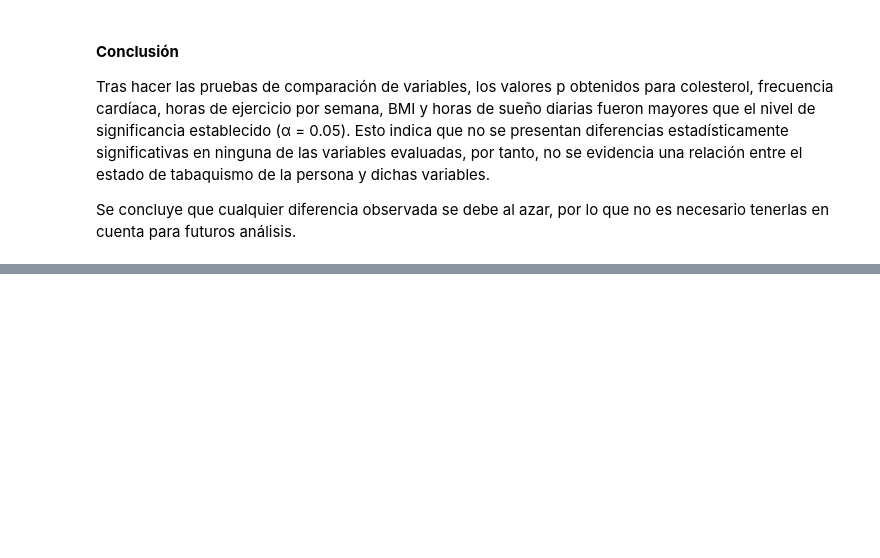
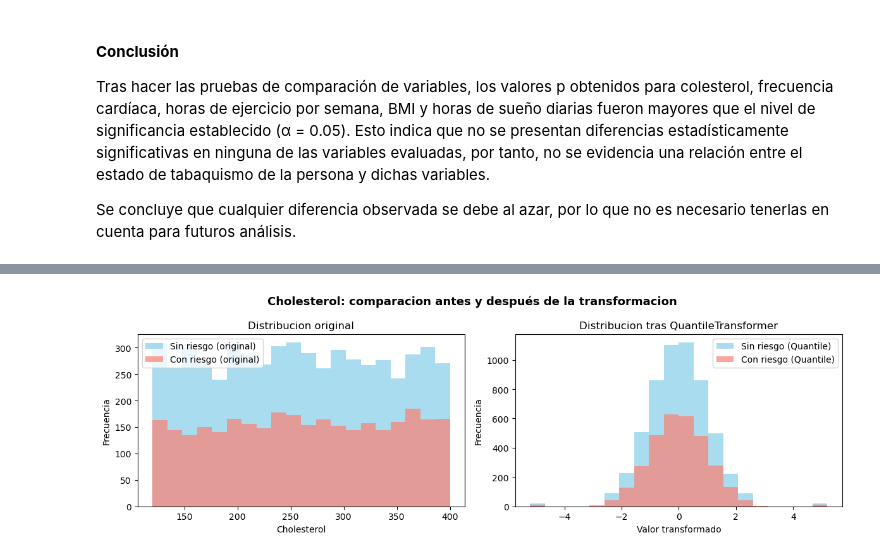
Before and after one commit to danieladonado/Estad-stica_proyecto, a Jupyter notebook: proyecto_1.ipynb, the cells around one changed output, grey strips where cells are left out. Cells and saved outputs as stored; diff of their text form; code cells hidden in the pictures; blank space fills up the shorter version.

Commit message:
Con y sin riesgo

```diff
--- a/proyecto_1.ipynb
+++ b/proyecto_1.ipynb
@@ -290,6 +290,11 @@ def U_Mann_W(datos1, datos2):
     stat, p_value = mannwhitneyu(datos1, datos2, alternative='two-sided')
     print(f"Mann-Whitney U: estadístico = {stat}, p = {p_value:.4f}")
     return p_value
+def quantile_transform(data):
+    QT = QuantileTransformer(output_distribution="normal", random_state=0)
+    transformed = QT.fit_transform(data.values.reshape(-1, 1)).flatten()
+    print("Transformación QuantileTransformer aplicada )")
+    return transformed
 # %% [markdown]
 El **alfa** para todas las pruebas que se harán será de 0.05
 # %% [markdown]
@@ -1138,0 +1190,2 @@ Se concluye que cualquier diferencia observada se debe al azar, por lo que no es
+# %%
+df = pd.read_csv('heart_attack_prediction_dataset.csv')
@@ -1138,0 +1198,12 @@ Se concluye que cualquier diferencia observada se debe al azar, por lo que no es
+# %%
+v = 'Cholesterol'
+
+grupo_sin = df[df['Heart Attack Risk'] == 0][v].dropna()
+grupo_con = df[df['Heart Attack Risk'] == 1][v].dropna()
+
+print("\nPrimero evaluaremos si los datos de ambos grupos siguen una distribucion normal.\n"
+      "Esto nos permitira decidir si usamos pruebas parametricas (como la t-test) o no parametricas (como Mann–Whitney U).")
+
+p1 = test_normalityKS(grupo_sin, f"{v} (sin riesgo)")
+p2 = test_normalityKS(grupo_con, f"{v} (con riesgo)")
+n = p1 > 0.05 and p2 > 0.05
@@ -1138,0 +1272,24 @@ Se concluye que cualquier diferencia observada se debe al azar, por lo que no es
+# %%
+fig, axs = plt.subplots(1, 2, figsize=(12, 4))
+
+# Antes de la transformación
+axs[0].hist(grupo_sin, bins=20, alpha=0.7, color='skyblue', label='Sin riesgo (original)')
+axs[0].hist(grupo_con, bins=20, alpha=0.7, color='salmon', label='Con riesgo (original)')
+axs[0].set_title('Distribucion original')
+axs[0].set_xlabel(v)
+axs[0].set_ylabel('Frecuencia')
+axs[0].legend()
+
+# Después de QuantileTransformer
+axs[1].hist(x_qt, bins=20, alpha=0.7, color='skyblue', label='Sin riesgo (Quantile)')
+axs[1].hist(y_qt, bins=20, alpha=0.7, color='salmon', label='Con riesgo (Quantile)')
+axs[1].set_title('Distribucion tras QuantileTransformer')
+axs[1].set_xlabel('Valor transformado')
+axs[1].set_ylabel('Frecuencia')
+axs[1].legend()
+
+plt.suptitle(f"{v}: comparacion antes y después de la transformacion", fontsize=13, fontweight='bold')
+plt.tight_layout()
+plt.show()
+# %% [output]
+[figure, added]
```
Also changed, not shown: parts of 30 cells of this notebook.
